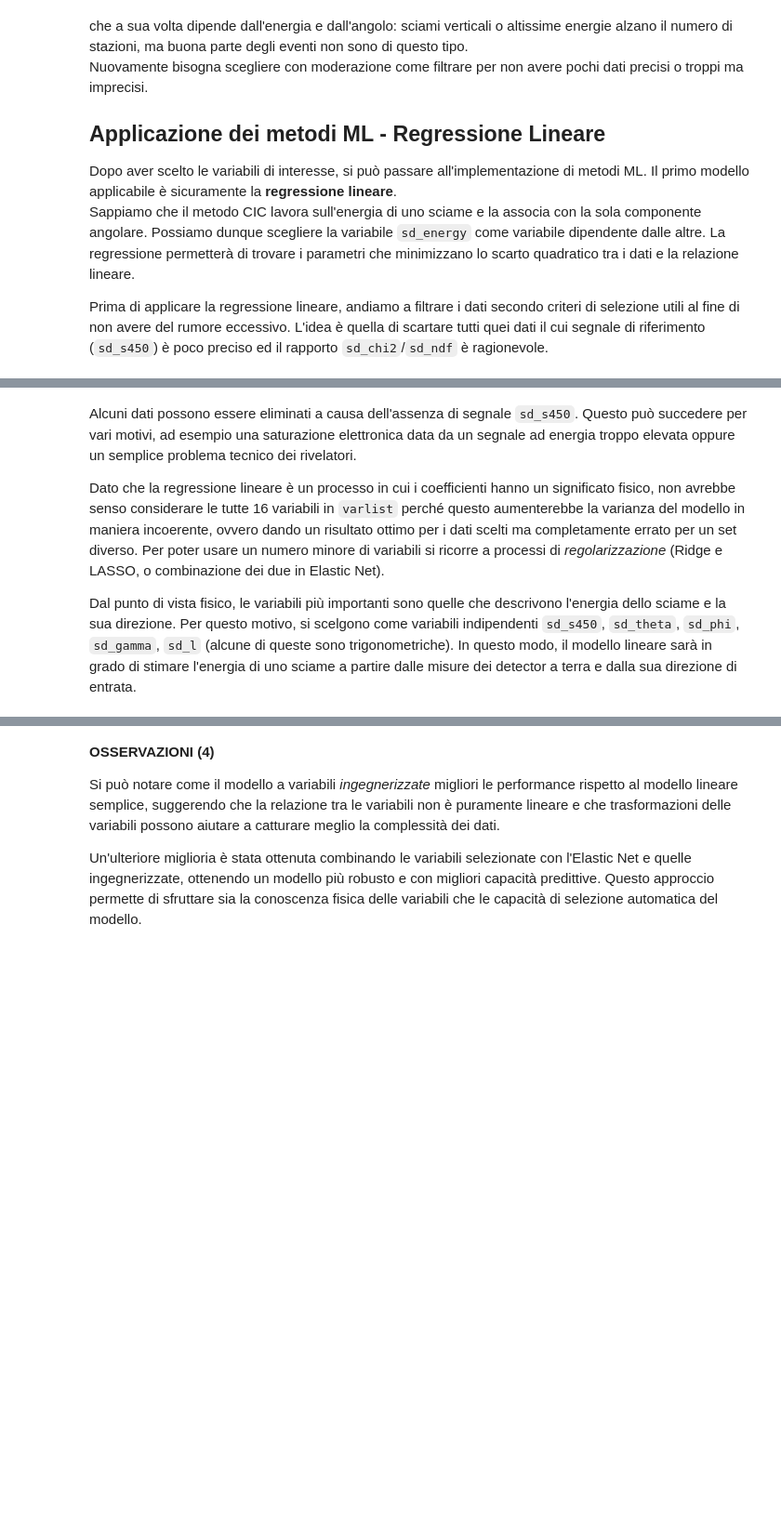
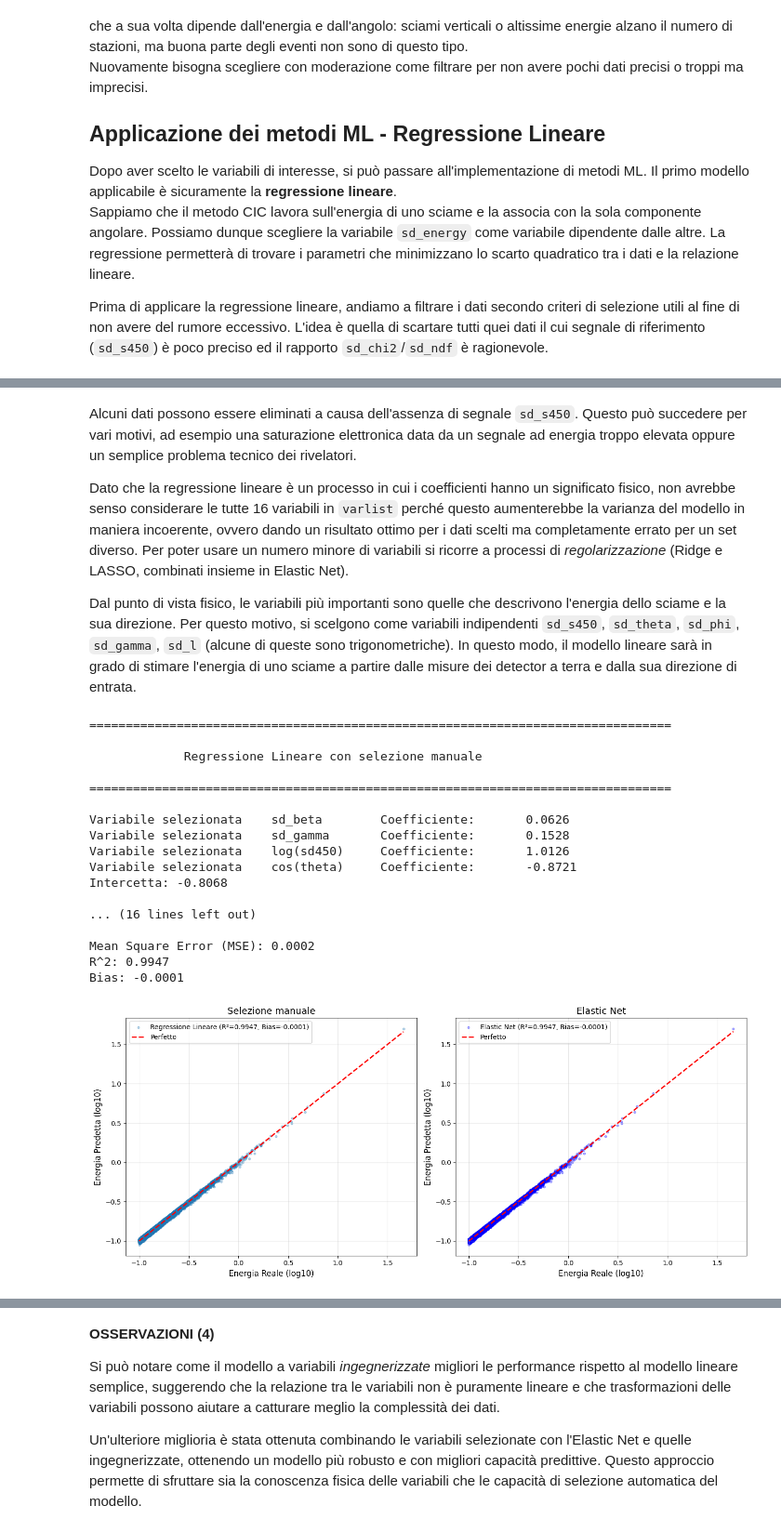
Before and after one commit to robdilor/advsimtech_rdl_esame, a Jupyter notebook: Project.ipynb, the cells around one changed output, grey strips where cells are left out. Shown at 93% size. Saved outputs shown, nothing was run; the diff lists cells and outputs as text; code cells hidden in the pictures; blank space fills up the shorter version.

```diff
--- a/Project.ipynb
+++ b/Project.ipynb
@@ -283,16 +352,18 @@ print("Dati precisi:", low_count,
 # %% [markdown]
 Alcuni dati possono essere eliminati a causa dell'assenza di segnale `sd_s450`. Questo può succedere per vari motivi, ad esempio una saturazione elettronica data da un segnale ad energia troppo elevata oppure un semplice problema tecnico dei rivelatori.
 
-Dato che la regressione lineare è un processo in cui i coefficienti hanno un significato fisico, non avrebbe senso considerare le tutte 16 variabili in `varlist` perché questo aumenterebbe la varianza del modello in maniera incoerente, ovvero dando un risultato ottimo per i dati scelti ma completamente errato per un set diverso. Per poter usare un numero minore di variabili si ricorre a processi di *regolarizzazione* (Ridge e LASSO, o combinazione dei due in Elastic Net).
+Dato che la regressione lineare è un processo in cui i coefficienti hanno un significato fisico, non avrebbe senso considerare le tutte 16 variabili in `varlist` perché questo aumenterebbe la varianza del modello in maniera incoerente, ovvero dando un risultato ottimo per i dati scelti ma completamente errato per un set diverso. Per poter usare un numero minore di variabili si ricorre a processi di *regolarizzazione* (Ridge e LASSO, combinati insieme in Elastic Net).
 
 Dal punto di vista fisico, le variabili più importanti sono quelle che descrivono l'energia dello sciame e la sua direzione. Per questo motivo, si scelgono come variabili indipendenti `sd_s450`, `sd_theta`, `sd_phi`, `sd_gamma`, `sd_l` (alcune di queste sono  trigonometriche). In questo modo, il modello lineare sarà in grado di stimare l'energia di uno sciame a partire dalle misure dei detector a terra e dalla sua direzione di entrata.
 # %%
 # Aggiusto le variabili per la regressione lineare, in particolare gli angoli e l'energia
+# sd450 ed energia sono legate da legge di potenza, quindi applico logaritmo ad entrambe.
 
-energy = np.log10(mydata_var[:, 2].astype(float))
+energy = np.log10(mydata_var[:, varlist.index('sd_energy')].astype(float))
+en_at_gwd = np.log10(mydata_var[:, varlist.index('sd_s450')].astype(float))
 #print("Mean energy", sum(energy) / len(energy)) e vedi che è -0.806
 
-#print("Energie logaritmiche (esempio):", mydata_var[0, 2], "-->", f"{energy[0]:.2e}", '\n')
+#print("Energie logaritmiche (esempio):", mydata_var[0, varlist.index('sd_energy')], "-->", f"{energy[0]:.2e}", '\n')
 mydata_var = mydata_var.astype(float)
 # occhio agli angoli --> cos(theta), sin(phi), cos(phi), ra, dec
 
@@ -303,6 +374,10 @@ sin_ra = np.zeros((len(mydata_var), 1))
 cos_ra = np.zeros((len(mydata_var), 1))
 sin_dec = np.zeros((len(mydata_var), 1))
 cos_dec = np.zeros((len(mydata_var), 1))
+cos_lat = np.zeros((len(mydata_var), 1))
+sin_lat = np.zeros((len(mydata_var), 1))
+cos_lon = np.zeros((len(mydata_var), 1))
+sin_lon = np.zeros((len(mydata_var), 1))
 
 #print(varlist, '\n')
 #print(varlist.index('sd_theta'), varlist.index('sd_phi'), varlist.index('sd_ra'), varlist.index('sd_dec'), '\n')
@@ -319,21 +394,37 @@ for i in range(len(mydata_var)):
     sin_dec[i][0] = np.sin(np.radians(mydata_var[i, varlist.index('sd_dec')]))
     cos_dec[i][0] = np.cos(np.radians(mydata_var[i, varlist.index('sd_dec')]))
 #
+    cos_lat[i][0] = np.cos(np.radians(mydata_var[i, varlist.index('sd_l')]))
+    sin_lat[i][0] = np.sin(np.radians(mydata_var[i, varlist.index('sd_l')]))
+#
+    cos_lon[i][0] = np.cos(np.radians(mydata_var[i, varlist.index('sd_b')]))
+    sin_lon[i][0] = np.sin(np.radians(mydata_var[i, varlist.index('sd_b')]))
+#
+
 sep_var = mydata_var.copy()
 sep_var = np.delete(sep_var, [varlist.index('sd_theta'),
                               varlist.index('sd_phi'),
                               varlist.index('sd_energy'),
                               varlist.index('sd_ra'),
-                              varlist.index('sd_dec')], axis=1)
-set_of_vars = np.column_stack((sep_var, cos_theta, sin_phi, cos_phi, sin_ra, cos_ra, sin_dec, cos_dec))
+                              varlist.index('sd_dec'),
+                              varlist.index('sd_s450'),
+                              varlist.index('sd_l'),
+                              varlist.index('sd_b')
+                              ],
+                              axis=1)
+set_of_vars = np.column_stack((sep_var, en_at_gwd, cos_theta, cos_phi, cos_ra, cos_dec, cos_lat, cos_lon))
 
 this_varlist = varlist.copy()
 this_varlist = np.delete(this_varlist, [varlist.index('sd_theta'),
                                         varlist.index('sd_phi'),
                                         varlist.index('sd_energy'),
                                         varlist.index('sd_ra'),
-                                        varlist.index('sd_dec')])
-this_varlist = np.append(this_varlist, ['cos(theta)', 'sin(phi)', 'cos(phi)', 'sin(ra)', 'cos(ra)', 'sin(dec)', 'cos(dec)'])
+                                        varlist.index('sd_dec'),
+                                        varlist.index('sd_s450'),
+                                        varlist.index('sd_l'),
+                                        varlist.index('sd_b')
+                                        ], axis=0)
+this_varlist = np.append(this_varlist, ['log(sd450)', 'cos(theta)', 'cos(phi)', 'cos(ra)', 'cos(dec)', 'cos(lat)', 'cos(lon)'])
 
 #for i in range(len(set_of_vars[0])):
      #print(f"Variabile {i}: {this_varlist[i]}")
@@ -363,12 +454,13 @@ warnings.filterwarnings(
     module="sklearn.linear_model._coordinate_descent"
  )
 
-keep_list = ['cos(theta)', 'sd_s450', 'sd_gamma', 'sd_l', 'sd_beta']
+keep_list = ['sd_beta', 'sd_gamma', 'log(sd450)', 'cos(theta)']
 keep_idx = [i for i, var in enumerate(this_varlist) if var in keep_list]
-model = LinearRegression(fit_intercept=True)
+model = LinearRegression()
 scaler = StandardScaler()
 keep_vars_trainscaled = scaler.fit_transform(set_of_vars[:train_size, keep_idx])  # Standardizza solo le variabili selezionate per il training
 model.fit(keep_vars_trainscaled, energy[:train_size])
+real_coeff = model.coef_/ scaler.scale_  # Riporta i coefficienti alla scala originale
 keep_vars_testscaled = scaler.transform(set_of_vars[train_size:, keep_idx])  # Standardizza tutte le variabili per il testing
 
 energy_pred = model.predict(keep_vars_testscaled)
@@ -382,8 +474,9 @@ print("             Regressione Lineare con selezione manuale", '\n')
 print("=" * 80, '\n')
 
 for i in range(len(keep_list)):
-    print(f"{'Variabile selezionata':<25}{keep_list[i]:<15}{'Coefficiente:':<20}{model.coef_[i]:.4f}")
-print()
+    print(f"{'Variabile selezionata':<25}{keep_list[i]:<15}{'Coefficiente:':<20}{real_coeff[i]:.4f}")
+
+print(f"Intercetta: {model.intercept_:.4f}\n")
 print(f"Mean Squared Error (MSE): {mse_l:.4f}")
 print(f"R-squared (R2): {r2_l:.4f}")
 print(f"Bias:", f"{np.mean(energy[train_size:] - energy_pred):.4f}\n")
@@ -407,13 +500,17 @@ enet = ElasticNetCV(
     alphas = np.logspace(-4, 0, 50),
     cv=5,
     max_iter=200000,
-    random_state=42,
-    fit_intercept=True
+    random_state=42
 )
 
 set_of_vars_trainscaled = scaler.fit_transform(set_of_vars[:train_size, :])  # Standardizza solo le variabili selezionate per il training
 enet.fit(set_of_vars_trainscaled[:train_size, :], energy[:train_size])
-selected_enet = np.where(enet.coef_ != 0)[0]
+selected_enet = np.where(enet.coef_ >= 1e-3)[0] # selezione con soglia
+real_coeff_enet = enet.coef_ / scaler.scale_  # Riporta i coefficienti alla scala originale
+
+# Riporta l'intercetta alla scala originale se necessario
+#real_intercept_enet = enet.intercept_ - np.sum(real_coeff_enet * scaler.mean_)
+
 set_of_vars_testscaled = scaler.transform(set_of_vars[train_size:, :])  # Standardizza tutte le variabili per il testing
 enet_energy_pred = enet.predict(set_of_vars_testscaled)
 enet_mse = mean_squared_error(energy[train_size:], enet_energy_pred)
@@ -423,8 +520,9 @@ enet_r2 = r2_score(energy[train_size:], enet_energy_pred)
 print()
 print(f"Elastic Net seleziona {len(selected_enet)} variabili:")
 for i in selected_enet:
-    print(f"{'Variabile selezionata':<25}{this_varlist[i]:<15}{'Coefficiente:':<20}{enet.coef_[i]:.4f}")
+    print(f"{'Variabile selezionata':<25}{this_varlist[i]:<15}{'Coefficiente:':<20}{real_coeff_enet[i]:.4f}")
 
+print(f"Intercetta: {enet.intercept_:.4f}\n") # o real_intercept_enet se usato
 print(f"Mean Square Error (MSE): {enet_mse:.4f}")
 print(f"R^2: {enet_r2:.4f}")
 print(f"Bias:", f"{np.mean(energy[train_size:] - enet_energy_pred):.4f}\n")
@@ -435,33 +533,53 @@ fig, axes = plt.subplots(1, 2, figsize=(14, 6))
 
 # Grafico 1: Predetto vs Reale per Regressione Lineare
 axes[0].scatter(energy[train_size:], energy_pred,
                 alpha=0.3, s=10,
                 label=f"Regressione Lineare (R²={r2_l:.4f}, Bias={np.mean(energy[train_size:] - energy_pred):.4f})")
 axes[0].plot([energy[train_size:].min(), energy[train_size:].max()],
              [energy[train_size:].min(), energy[train_size:].max()],
              'r--', lw=2, label='Perfetto')
 axes[0].set_xlabel('Energia Reale (log10)', fontsize=12)
 axes[0].set_ylabel('Energia Predetta (log10)', fontsize=12)
 axes[0].set_title('Selezione manuale', fontsize=14)
 axes[0].legend()
 axes[0].grid(alpha=0.3)
 
 # Grafico 2: Predetto vs Reale per Elastic Net
 axes[1].scatter(energy[train_size:], enet_energy_pred,
                     alpha=0.3, s=10,
                     label=f"Elastic Net (R²={enet_r2:.4f}, Bias={np.mean(energy[train_size:] - enet_energy_pred):.4f})",
                     color='blue')
 axes[1].plot([energy[train_size:].min(), energy[train_size:].max()],
              [energy[train_size:].min(), energy[train_size:].max()],
              'r--', lw=2, label='Perfetto')
 axes[1].set_xlabel('Energia Reale (log10)', fontsize=12)
 axes[1].set_ylabel('Energia Predetta (log10)', fontsize=12)
 axes[1].set_title('Elastic Net', fontsize=14)
 axes[1].legend()
 axes[1].grid(alpha=0.3)
 
 plt.tight_layout()
+plt.savefig(base_dir / "results" /"LR&ENet.png", dpi=300)
 plt.show()
+# %% [output]
+================================================================================
+
+             Regressione Lineare con selezione manuale
+
+================================================================================
+
+Variabile selezionata    sd_beta        Coefficiente:       0.0626
+Variabile selezionata    sd_gamma       Coefficiente:       0.1528
+Variabile selezionata    log(sd450)     Coefficiente:       1.0126
+Variabile selezionata    cos(theta)     Coefficiente:       -0.8721
+Intercetta: -0.8068
+
+... (16 lines left out)
+
+Mean Square Error (MSE): 0.0002
+R^2: 0.9947
+Bias: -0.0001
+[figure, added]
 # %% [markdown]
 ## Regressione lineare - Primi risultati
 
```
Also changed, not shown: parts of 12 cells of this notebook, 9 other files.
